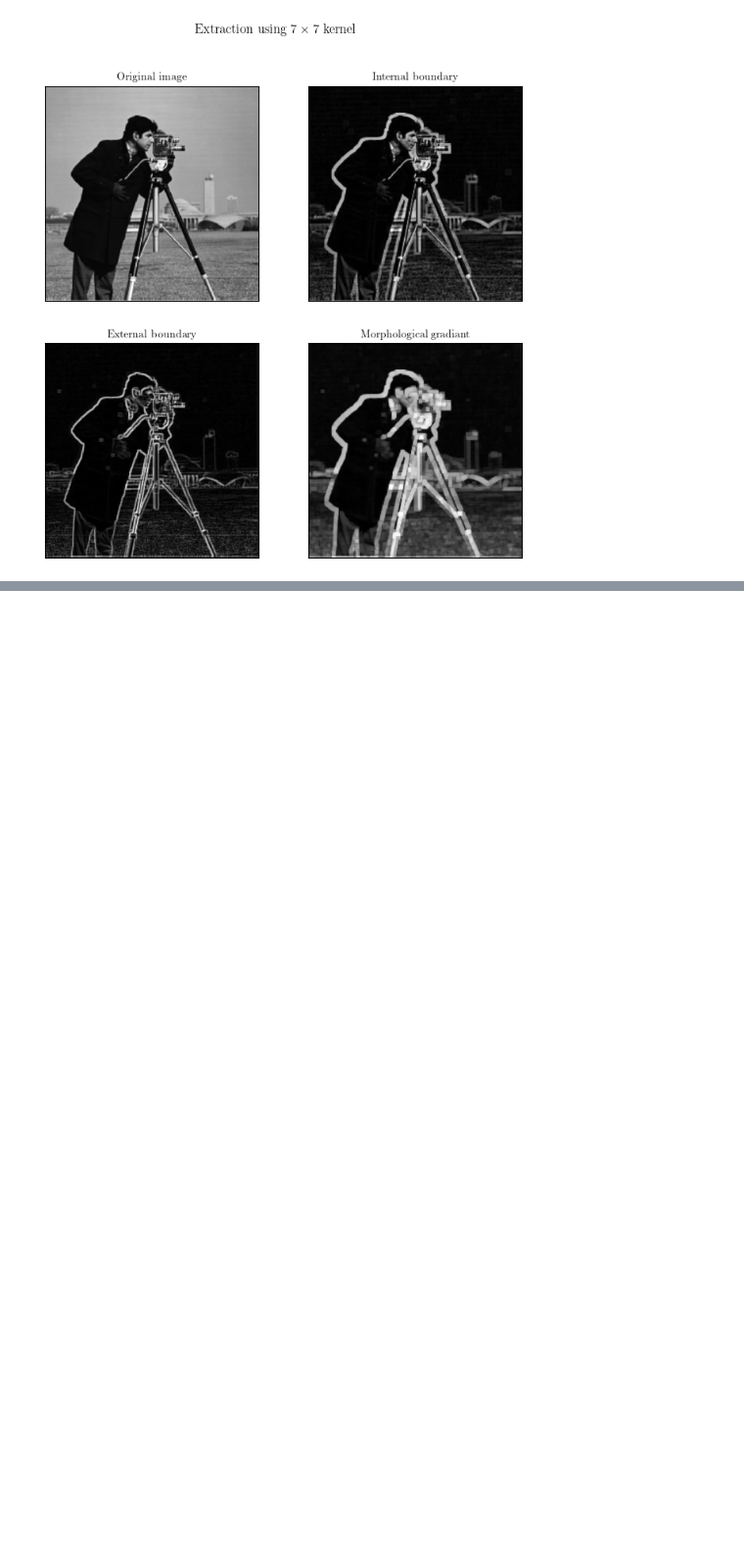
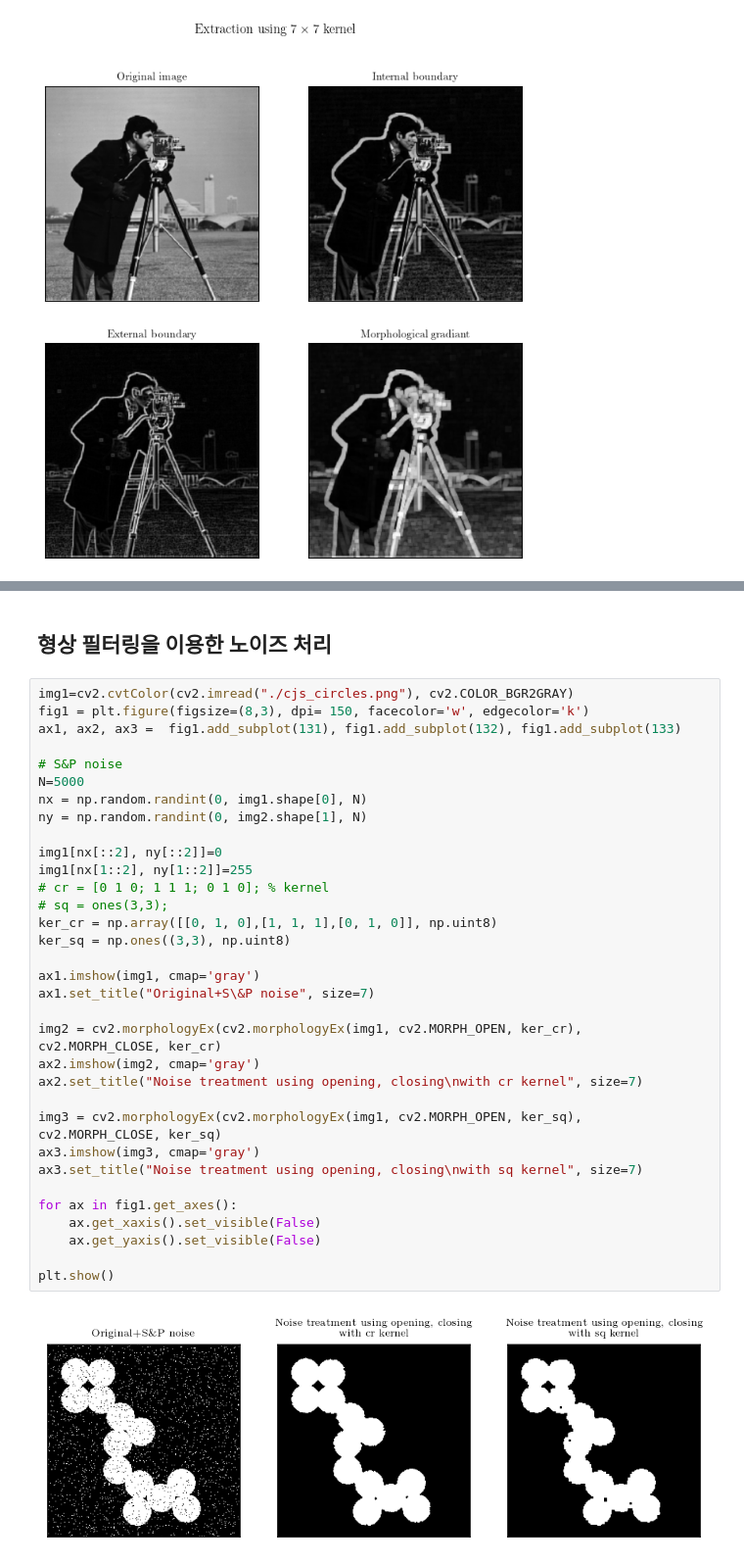
Before and after one commit to jiyongso/imageprocessing, a Jupyter notebook: image_processing_05.ipynb, the cells around one changed output, grey strips where cells are left out. Shown at 98% size. Drawn from its saved outputs; the diff is of its cells as text; blank space fills up the shorter version.

```diff
--- a/image_processing_05.ipynb
+++ b/image_processing_05.ipynb
@@ -602,0 +668,37 @@ plt.show()
+# %% [markdown]
+## 형상 필터링을 이용한 노이즈 처리
+# %%
+img1=cv2.cvtColor(cv2.imread("./cjs_circles.png"), cv2.COLOR_BGR2GRAY)
+fig1 = plt.figure(figsize=(8,3), dpi= 150, facecolor='w', edgecolor='k')
+ax1, ax2, ax3 =  fig1.add_subplot(131), fig1.add_subplot(132), fig1.add_subplot(133)
+
+# S&P noise
+N=5000
+nx = np.random.randint(0, img1.shape[0], N)
+ny = np.random.randint(0, img2.shape[1], N)
+
+img1[nx[::2], ny[::2]]=0
+img1[nx[1::2], ny[1::2]]=255
+# cr = [0 1 0; 1 1 1; 0 1 0]; % kernel
+# sq = ones(3,3);
+ker_cr = np.array([[0, 1, 0],[1, 1, 1],[0, 1, 0]], np.uint8)
+ker_sq = np.ones((3,3), np.uint8)
+
+ax1.imshow(img1, cmap='gray')
+ax1.set_title("Original+S\&P noise", size=7)
+
+img2 = cv2.morphologyEx(cv2.morphologyEx(img1, cv2.MORPH_OPEN, ker_cr), cv2.MORPH_CLOSE, ker_cr)
+ax2.imshow(img2, cmap='gray')
+ax2.set_title("Noise treatment using opening, closing\nwith cr kernel", size=7)
+
+img3 = cv2.morphologyEx(cv2.morphologyEx(img1, cv2.MORPH_OPEN, ker_sq), cv2.MORPH_CLOSE, ker_sq)
+ax3.imshow(img3, cmap='gray')
+ax3.set_title("Noise treatment using opening, closing\nwith sq kernel", size=7)
+
+for ax in fig1.get_axes():
+    ax.get_xaxis().set_visible(False)
+    ax.get_yaxis().set_visible(False)
+
+plt.show()
+# %% [output]
+[figure, added]
```
Also changed, not shown: parts of 22 cells of this notebook, 27 other files.
